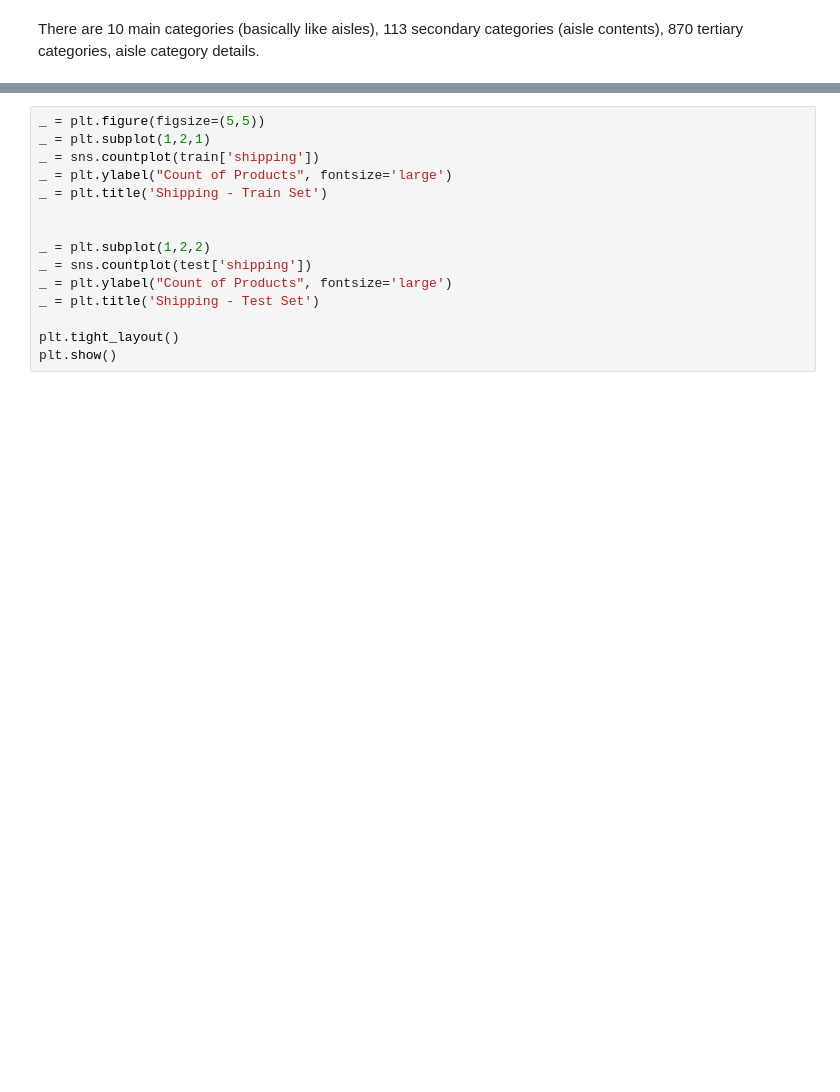
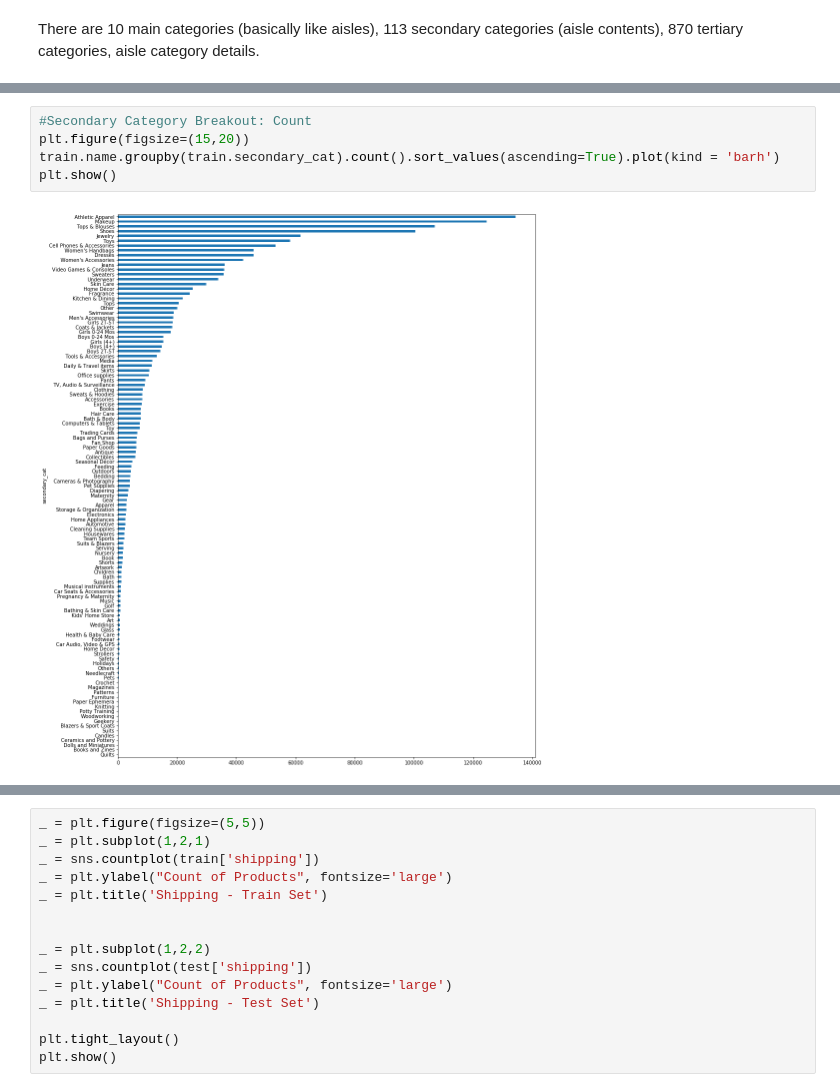
Before and after one commit to kyungjunism/mercari_price_prediction, a Jupyter notebook: Mercari Price Prediction Challenge.ipynb, the cells around one changed output, grey strips where cells are left out. Cells and saved outputs as stored; diff of their text form; blank space fills up the shorter version.

```diff
--- a/Mercari Price Prediction Challenge.ipynb
+++ b/Mercari Price Prediction Challenge.ipynb
@@ -262,0 +271,7 @@ There are 10 main categories (basically like aisles), 113 secondary categories (
+# %%
+#Secondary Category Breakout: Count
+plt.figure(figsize=(15,20))
+train.name.groupby(train.secondary_cat).count().sort_values(ascending=True).plot(kind = 'barh')
+plt.show()
+# %% [output]
+[figure, added]
```
Also changed, not shown: parts of 9 cells of this notebook.
